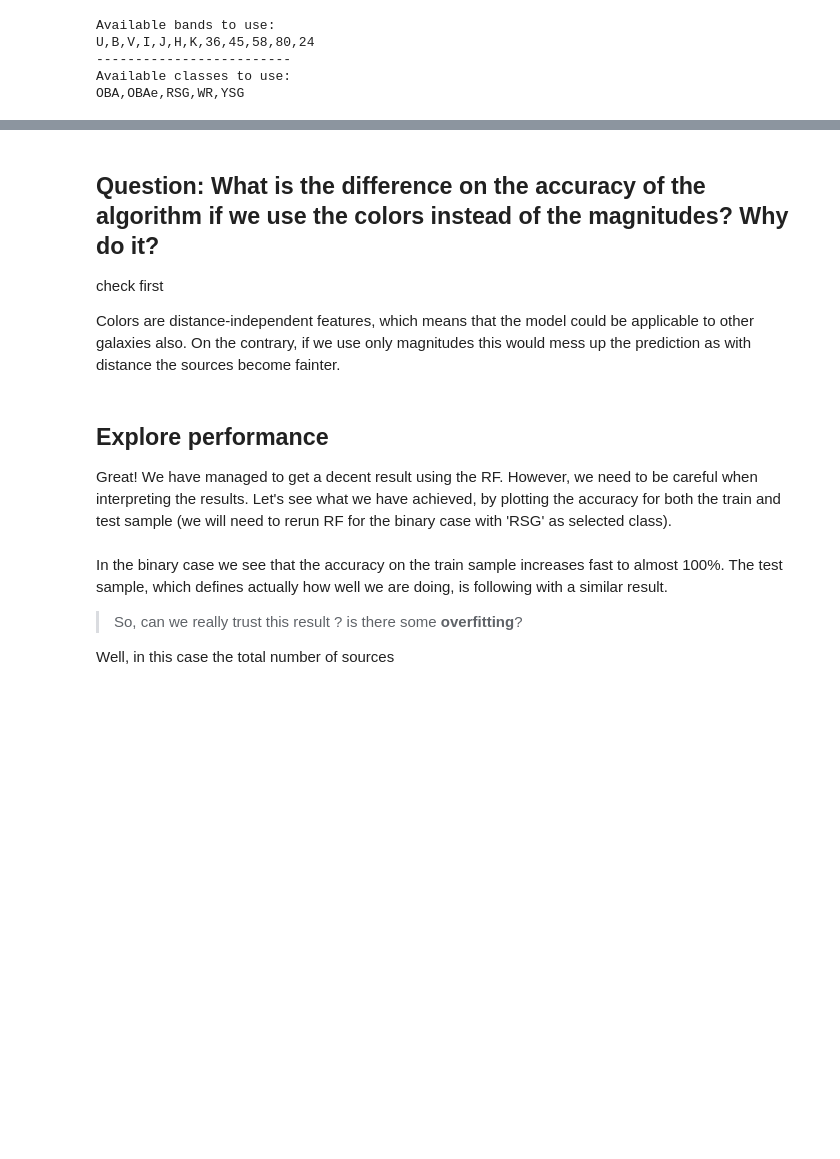
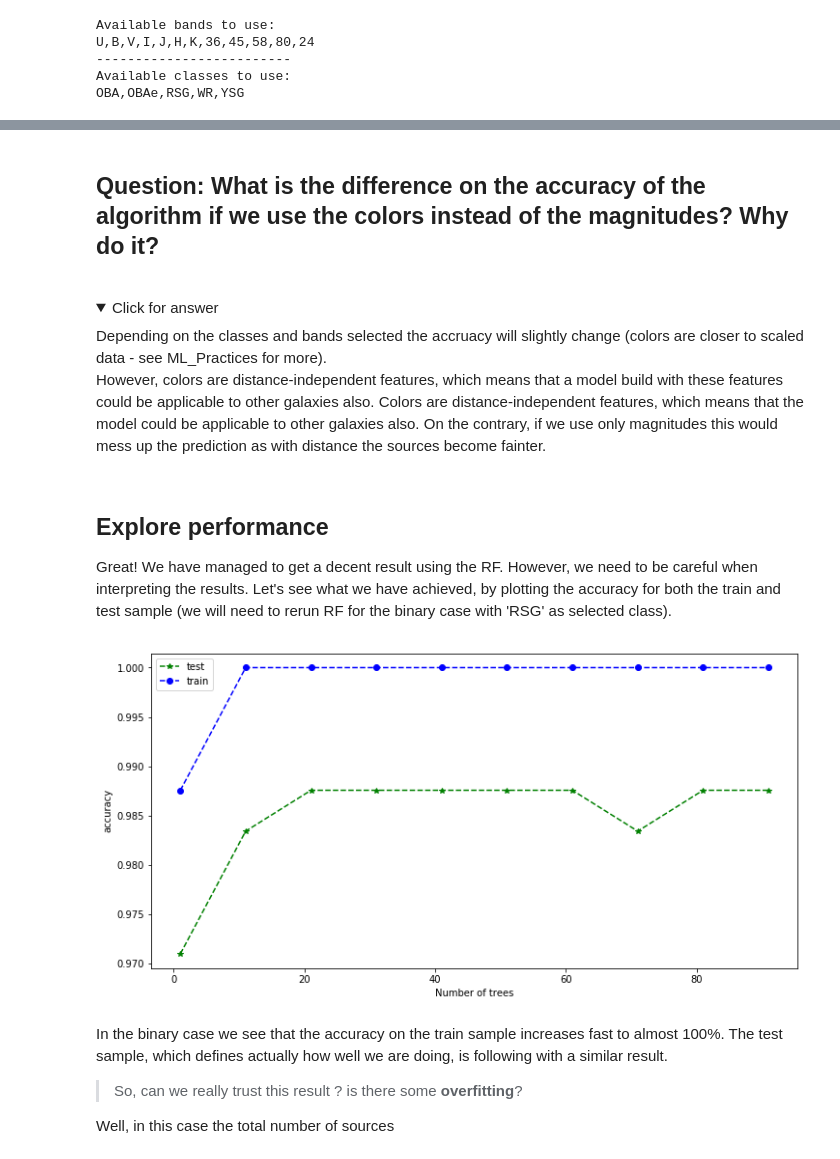
Before and after one commit to astrostatistics-in-crete/2022_summer_school, a Jupyter notebook: ML_Classification/Classification_SW_answerkey.ipynb, the cells around one changed output, grey strips where cells are left out. Cells and saved outputs as stored; diff of their text form; code cells hidden in the pictures; folded sections open; blank space fills up the shorter version.

```diff
--- a/ML_Classification/Classification_SW_answerkey.ipynb
+++ b/ML_Classification/Classification_SW_answerkey.ipynb
@@ -1187,39 +1194,44 @@ The small size of the sample introduces a certain degree of randomness when spli
 </details>
 # %% [markdown]
 ## Question:  What is the difference on the accuracy of the algorithm if we use the colors instead of the magnitudes? Why do it?
+<br>
+<details>
+<summary>Click for answer</summary>
+Depending on the classes and bands selected the accruacy will slightly change (colors are closer to scaled data - see ML_Practices for more).
 
-check first
-
-Colors are distance-independent features, which means that the model could be applicable to other galaxies also. On the contrary, if we use only magnitudes this would mess up the prediction as with distance the sources become fainter.
+However, colors are distance-independent features, which means that a model build with these features could be applicable to other galaxies also. Colors are distance-independent features, which means that the model could be applicable to other galaxies also. On the contrary, if we use only magnitudes this would mess up the prediction as with distance the sources become fainter.
+</details>
 # %% [markdown]
 ## Explore performance
 
 Great! We have managed to get a decent result using the RF. However, we need to be careful when interpreting the results. Let's see what we have achieved, by plotting the accuracy for both the train and test sample (we will need to rerun RF for the binary case with 'RSG' as selected class).
 # %%
-# from sklearn.metrics import accuracy_score
+from sklearn.metrics import accuracy_score
 
-# accuracies_train = []
-# accuracies_test  = []
-# num_trees = np.arange(1,100,10)
+accuracies_train = []
+accuracies_test  = []
+num_trees = np.arange(1,100,10)
 
-# for trs in num_trees:
-#     clftt = RandomForestClassifier(n_estimators=trs, max_depth=5)
-#     clftt.fit(X_train, y_train)
-#     y_pred = clftt.predict(X_test)
-#     t_pred = clftt.predict(X_train)
+for trs in num_trees:
+    clftt = RandomForestClassifier(n_estimators=trs) #, max_depth=5)
+    clftt.fit(X_train, y_train)
+    y_pred = clftt.predict(X_test)
+    t_pred = clftt.predict(X_train)
 
-#     accuracies_test.append(accuracy_score( y_test, y_pred))
-#     accuracies_train.append(accuracy_score( y_train, t_pred))
+    accuracies_test.append(accuracy_score( y_test, y_pred))
+    accuracies_train.append(accuracy_score( y_train, t_pred))
 
-# fig = plt.figure(figsize=(12,6))
+fig = plt.figure(figsize=(12,6))
 
-# plt.plot(num_trees, accuracies_test, '--*', c='g', label='test')
-# plt.plot(num_trees, accuracies_train, '--o', c='b', label='train')
-# plt.xlabel('Number of trees')
-# plt.ylabel('accuracy')
+plt.plot(num_trees, accuracies_test, '--*', c='g', label='test')
+plt.plot(num_trees, accuracies_train, '--o', c='b', label='train')
+plt.xlabel('Number of trees')
+plt.ylabel('accuracy')
 
-# plt.legend()
-# plt.show()
+plt.legend()
+plt.show()
+# %% [output]
+[figure, added]
 # %% [markdown]
 In the binary case we see that the accuracy on the train sample increases fast to almost 100%. The test sample, which defines actually how well we are doing, is following with a similar result.
 
```
Also changed, not shown: parts of 38 cells of this notebook, 2 other files.
